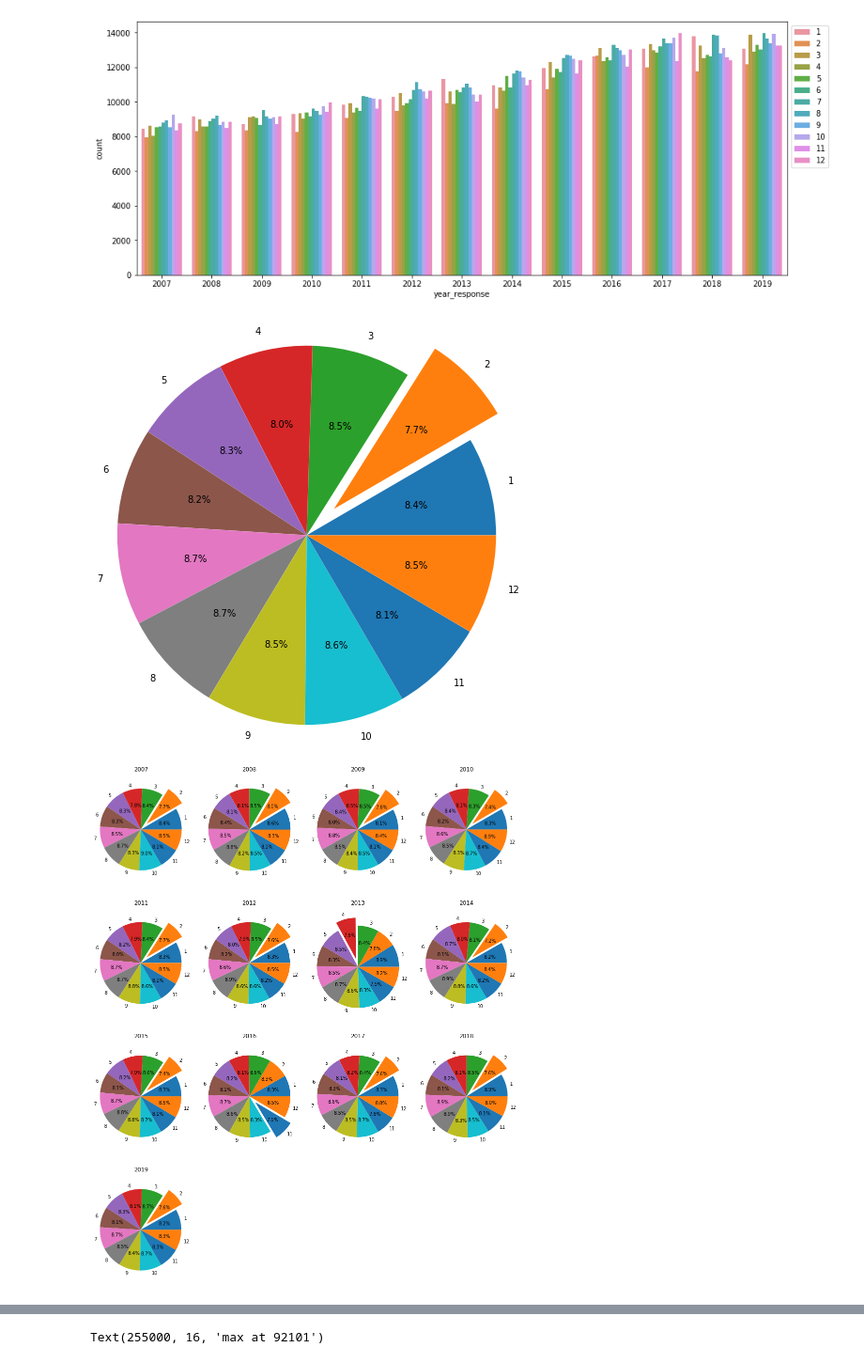
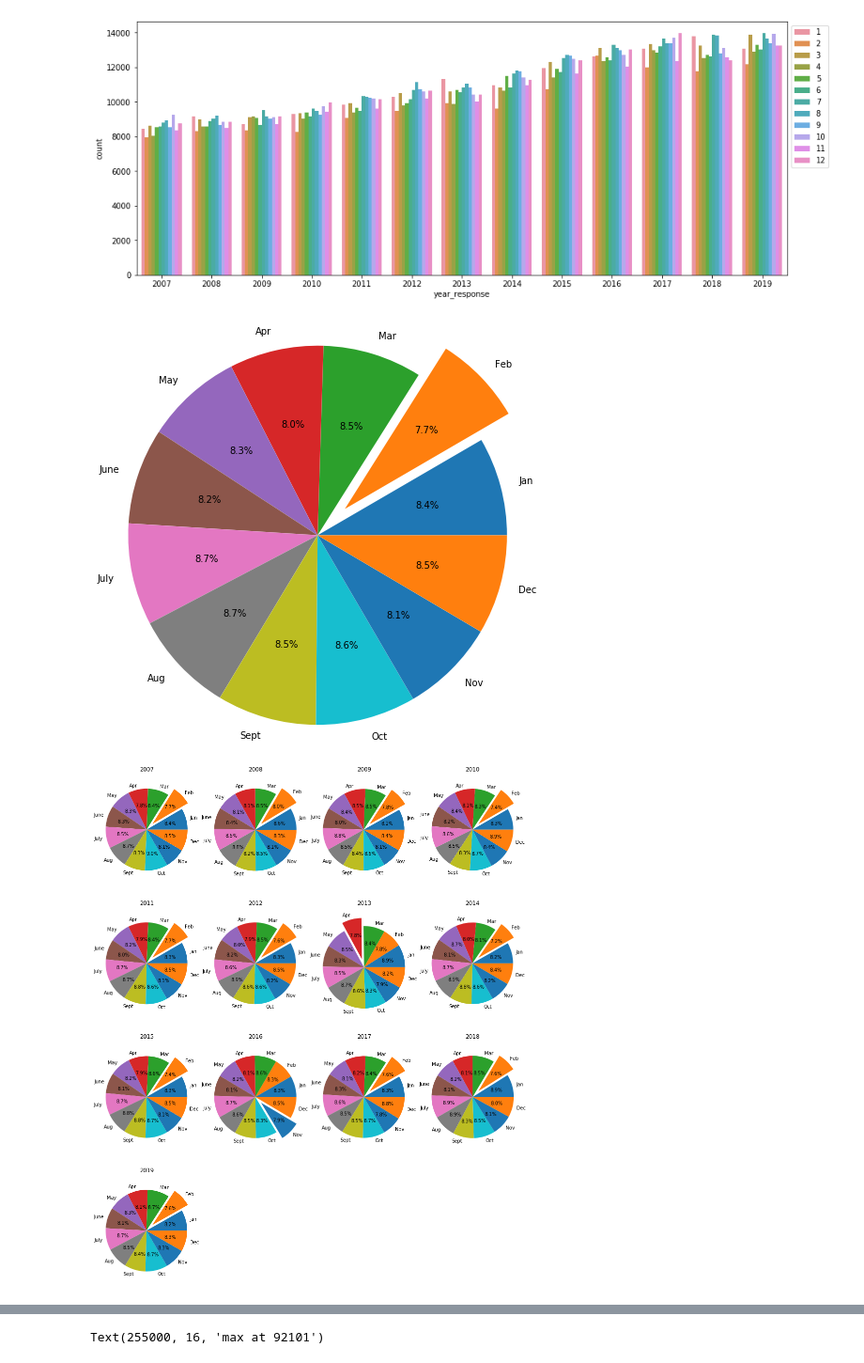
Before and after one commit to hundredball/ECE143_Project_Group24, a Jupyter notebook: ECE143.ipynb, the cells around one changed output, grey strips where cells are left out. Shown at 94% size. Saved outputs shown, nothing was run; the diff lists cells and outputs as text; code cells hidden in the pictures.

```diff
--- a/ECE143.ipynb
+++ b/ECE143.ipynb
@@ -120,11 +144,11 @@ plt.legend(bbox_to_anchor=(1, 1), loc='best', ncol=1)
 # pie plot
 plt.figure(figsize = (8,8))
 explode = [0,0.2,0,0,0,0,0,0,0,0,0,0]
-plt.pie(firePivotTable.values.flatten(),explode = explode,labels= firePivotTable.index,autopct='%1.1f%%')
+plt.pie(firePivotTable.values.flatten(),explode = explode,labels= labelssss,autopct='%1.1f%%')
 plt.axis('equal')
 plt.show()
 # %% [output]
-[figure, old version]
+[figure, new version]
 # %%
 y_07_incidents = pd.pivot_table(y_07, values='incident_number', index=['month_response'], columns=[], aggfunc=np.ma.count, fill_value=0)
 y_07_incidents.rename(columns = {'incident_number':'2007'}, inplace = True)
@@ -161,36 +185,37 @@ final_list.append(y_09_incidents)
 final_list.append(y_10_incidents)
 final_list.append(y_11_incidents)
 final_list.append(y_12_incidents)
 final_list.append(y_13_incidents)
 final_list.append(y_14_incidents)
 final_list.append(y_15_incidents)
 final_list.append(y_16_incidents)
 final_list.append(y_17_incidents)
 final_list.append(y_18_incidents)
 final_list.append(y_19_incidents)
-
+labelssss = ['Jan','Feb','Mar','Apr', 'May','June','July', 'Aug', 'Sept', 'Oct', 'Nov', 'Dec']
 f = plt.figure(figsize = (20,20))
 j = 0
 k = 0
 val = 7
 for i in range(0,13):
     explode = [0,0,0,0,0,0,0,0,0,0,0,0]
     idx = np.array(np.argmin(final_list[i].values))
     explode[idx] = 0.2
     ax1 = plt.subplot2grid((4,5),(j,k))
     k += 1
     if k == 4:
         k = 0
         j +=1
-    plt.pie(final_list[i].values.flatten(),explode = explode,labels= final_list[i].index,autopct='%1.1f%%')
+    plt.pie(final_list[i].values.flatten(),explode = explode,labels= labelssss,autopct='%1.1f%%')
     if i <=2 :
         plt.title('200%d' %val)
     else:
         plt.title('20%d' %val)
     val +=1
     plt.axis('equal')
+#plt.save('pie_chart.jpg')
 # %% [output]
-[figure, old version]
+[figure, new version]
 # %%
 v = fireDataFrame['date_response']
 l = []
```
Also changed, not shown: parts of 7 cells of this notebook.
